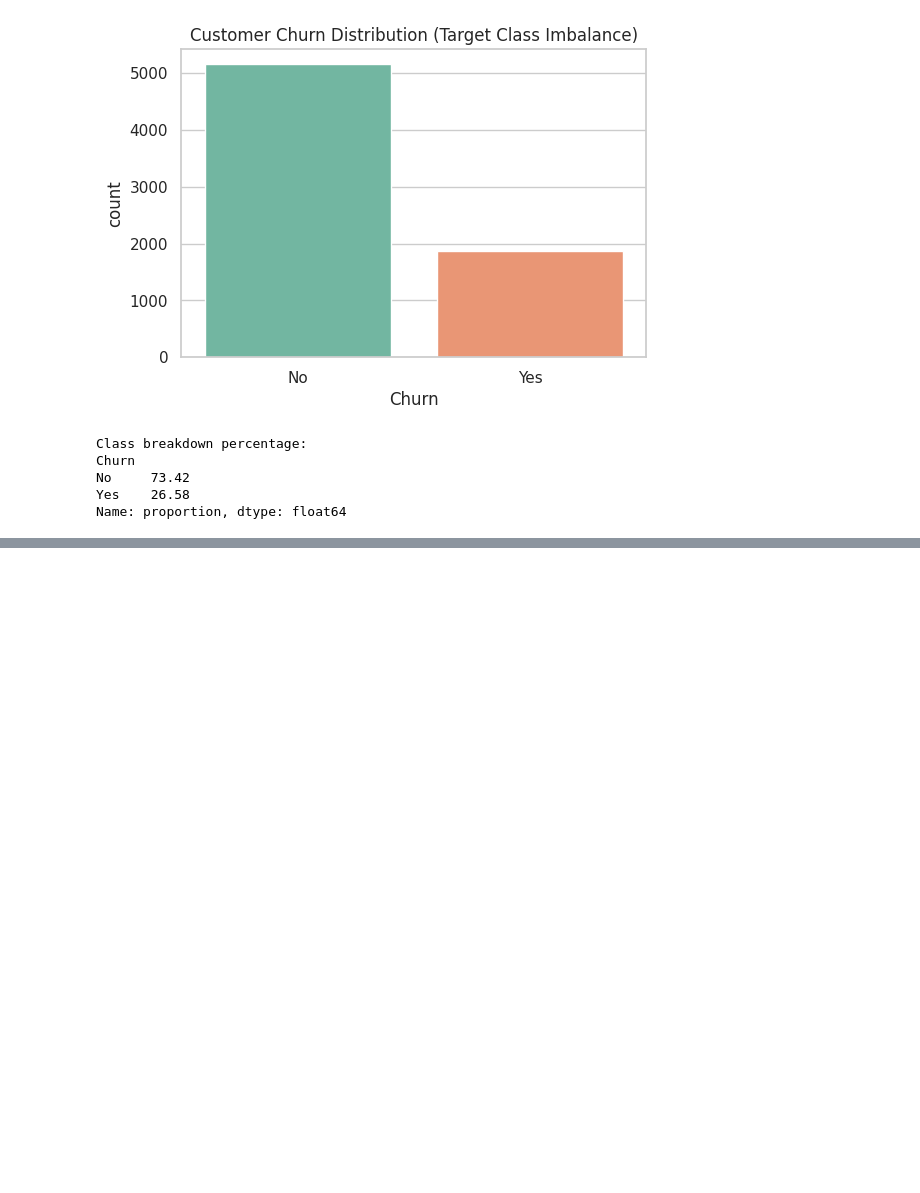
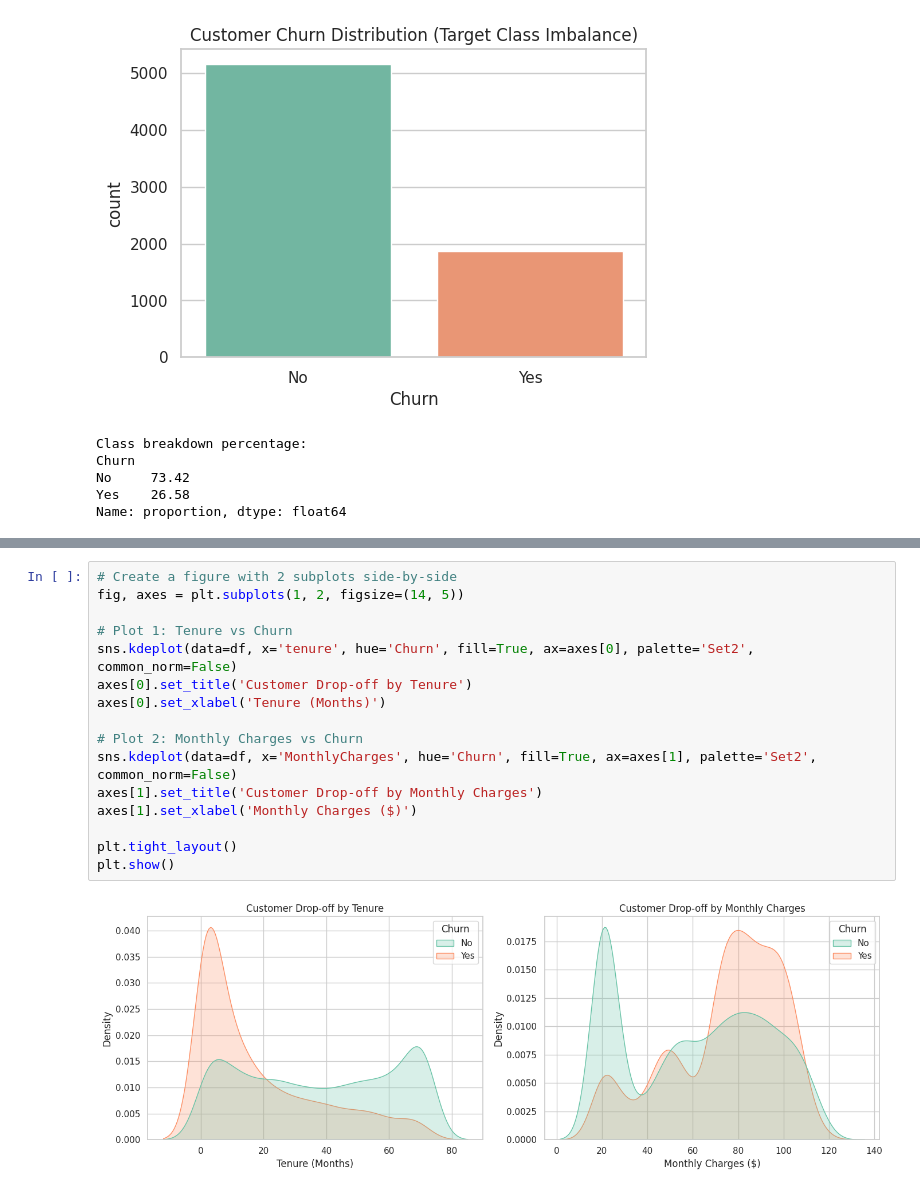
Before and after one commit to ChanderValasai/ml-ds-projects, a Jupyter notebook: telecom-churn-predictor/notebooks/01-eda.ipynb, the cells around one changed output, grey strips where cells are left out. Cells and saved outputs as stored; diff of their text form; blank space fills up the shorter version.

Commit message:
Added EDA: Visualized numerical and categorical feature impact on Churn

```diff
--- a/telecom-churn-predictor/notebooks/01-eda.ipynb
+++ b/telecom-churn-predictor/notebooks/01-eda.ipynb
@@ -82,0 +61,18 @@ fatal: could not read Username for 'https://github.com': No such device or addre
+# %%
+# Create a figure with 2 subplots side-by-side
+fig, axes = plt.subplots(1, 2, figsize=(14, 5))
+
+# Plot 1: Tenure vs Churn
+sns.kdeplot(data=df, x='tenure', hue='Churn', fill=True, ax=axes[0], palette='Set2', common_norm=False)
+axes[0].set_title('Customer Drop-off by Tenure')
+axes[0].set_xlabel('Tenure (Months)')
+
+# Plot 2: Monthly Charges vs Churn
+sns.kdeplot(data=df, x='MonthlyCharges', hue='Churn', fill=True, ax=axes[1], palette='Set2', common_norm=False)
+axes[1].set_title('Customer Drop-off by Monthly Charges')
+axes[1].set_xlabel('Monthly Charges ($)')
+
+plt.tight_layout()
+plt.show()
+# %% [output]
+[figure, added]
```
Also changed, not shown: parts of 1 cell of this notebook.
